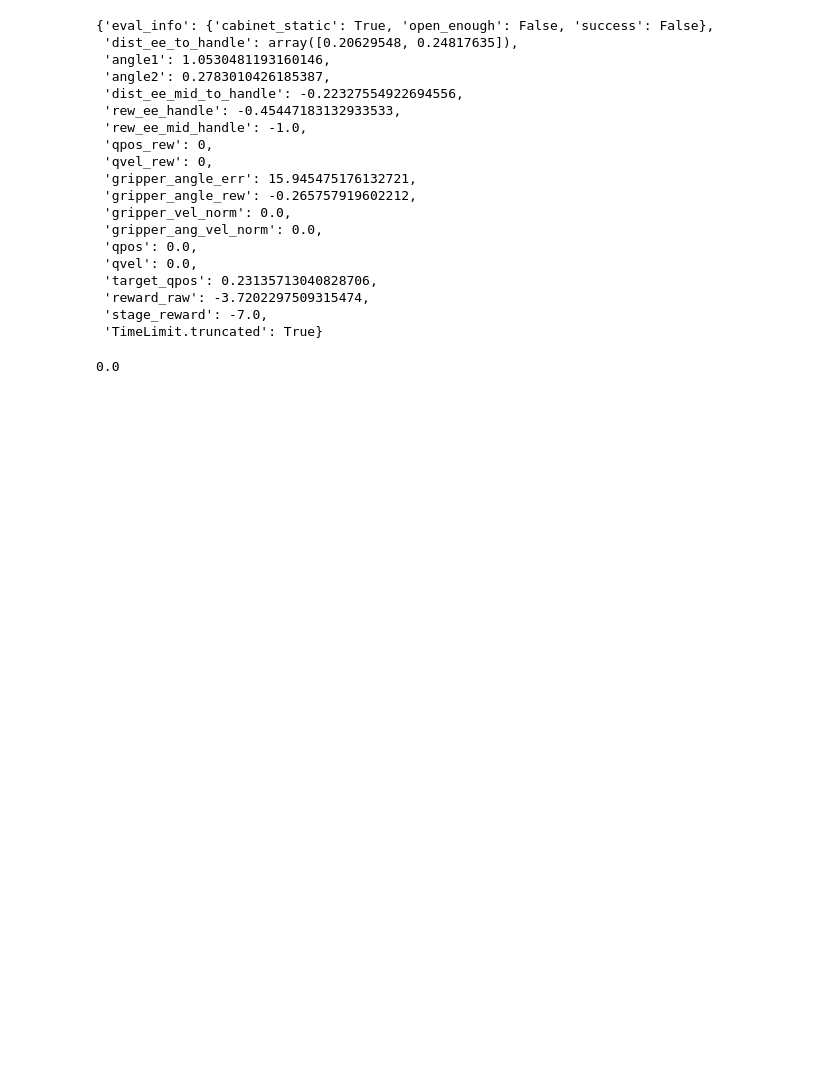
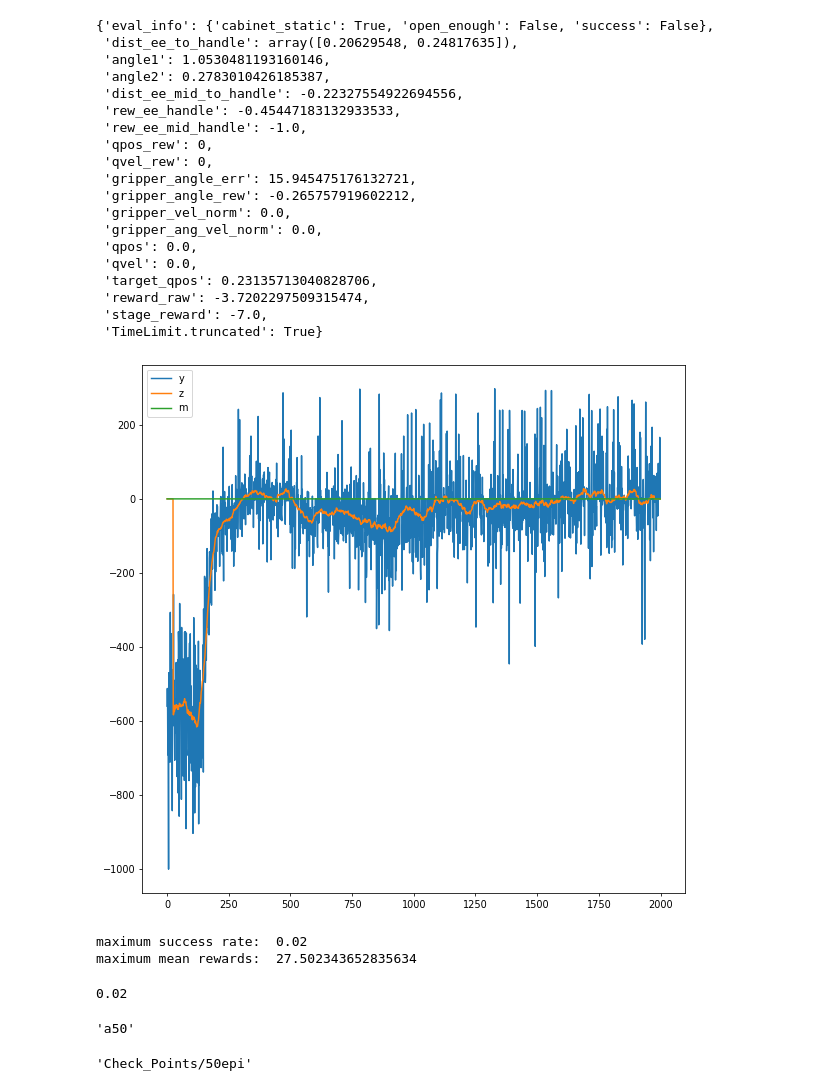
Before and after one commit to ImmaFake/ManiSkill, a Jupyter notebook: cat.ipynb, the cells around one changed output. Saved outputs shown, nothing was run; the diff lists cells and outputs as text; code cells hidden in the pictures; blank space fills up the shorter version.

```diff
--- a/cat.ipynb
+++ b/cat.ipynb
@@ -498,7 +535,56 @@ info
  'reward_raw': -3.7202297509315474,
  'stage_reward': -7.0,
  'TimeLimit.truncated': True}
-# %%
-info.get('qpos')
-# %% [output]
-0.0
+# %%
+data = pd.read_csv('./DPG model/carbinet_OU5/Rewards.csv')
+y = np.array(data).squeeze()
+x = range(y.shape[0])
+
+size = 50
+
+z = np.zeros(len(y))
+m = ddpg.Success_record
+m_ = np.zeros(len(y))
+for i in range(len(y)):
+    if y[i] >= 300:
+        y[i] = 0
+
+for i in range(len(y)):
+
+    if i > (size/2 -1) and i < (len(y) - size/2):
+        for j in range(size):
+            z[i] += y[i + j - int(size/2)]  #平均reward
+
+        if(m[i + j - int(size/2)] == 0):
+            m_[i] += 1                  #success rate
+
+    z[i] = z[i]/size
+    m_[i] = m_[i]/size
+
+plt.figure(figsize=(10, 10), dpi=70)
+
+plt.plot(x, y)
+plt.plot(x, z)
+plt.plot(x, m_)
+
+plt.legend(['y','z','m'])
+plt.show()
+
+print('maximum success rate: ', max(m)/size)
+print('maximum mean rewards: ', max(z))
+# %% [output]
+[figure, added]
+maximum success rate:  0.02
+maximum mean rewards:  27.502343652835634
+# %%
+max(m_)
+# %% [output]
+0.02
+# %%
+'a' + str(50)
+# %% [output]
+'a50'
+# %%
+'Check_Points/' + str(50) + 'epi'
+# %% [output]
+'Check_Points/50epi'
```
Also changed, not shown: parts of 6 cells of this notebook.
